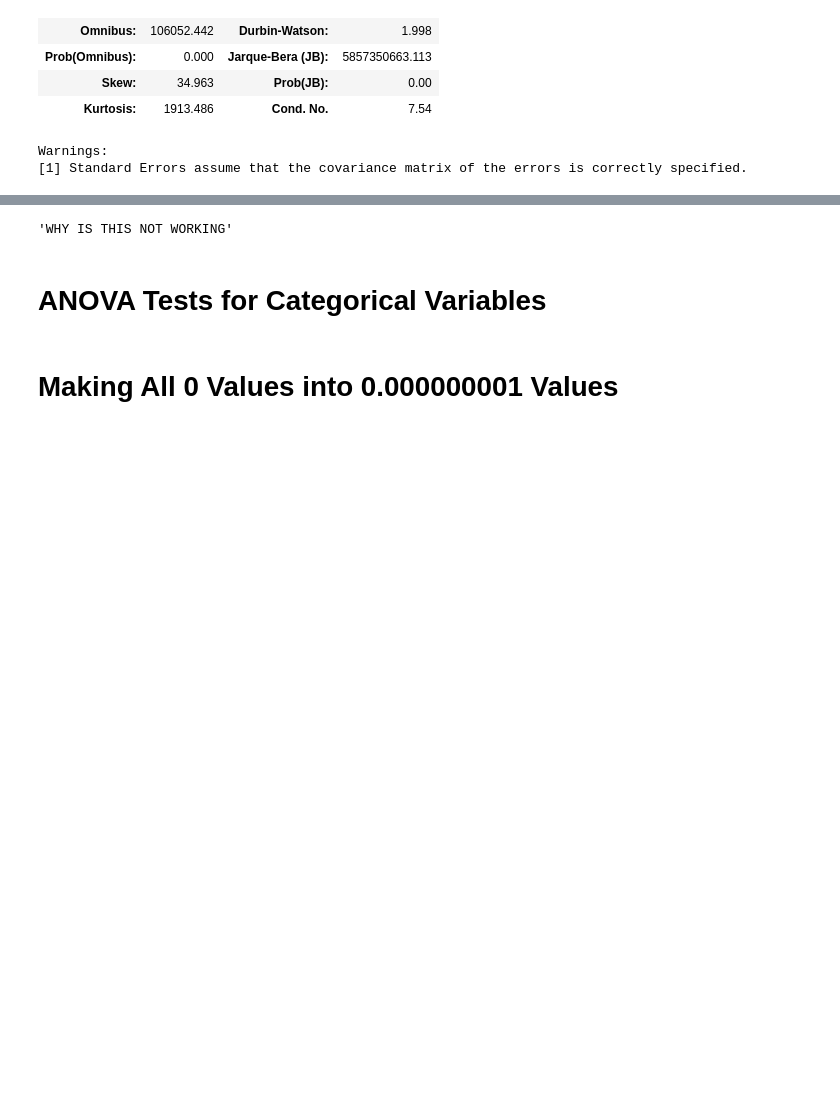
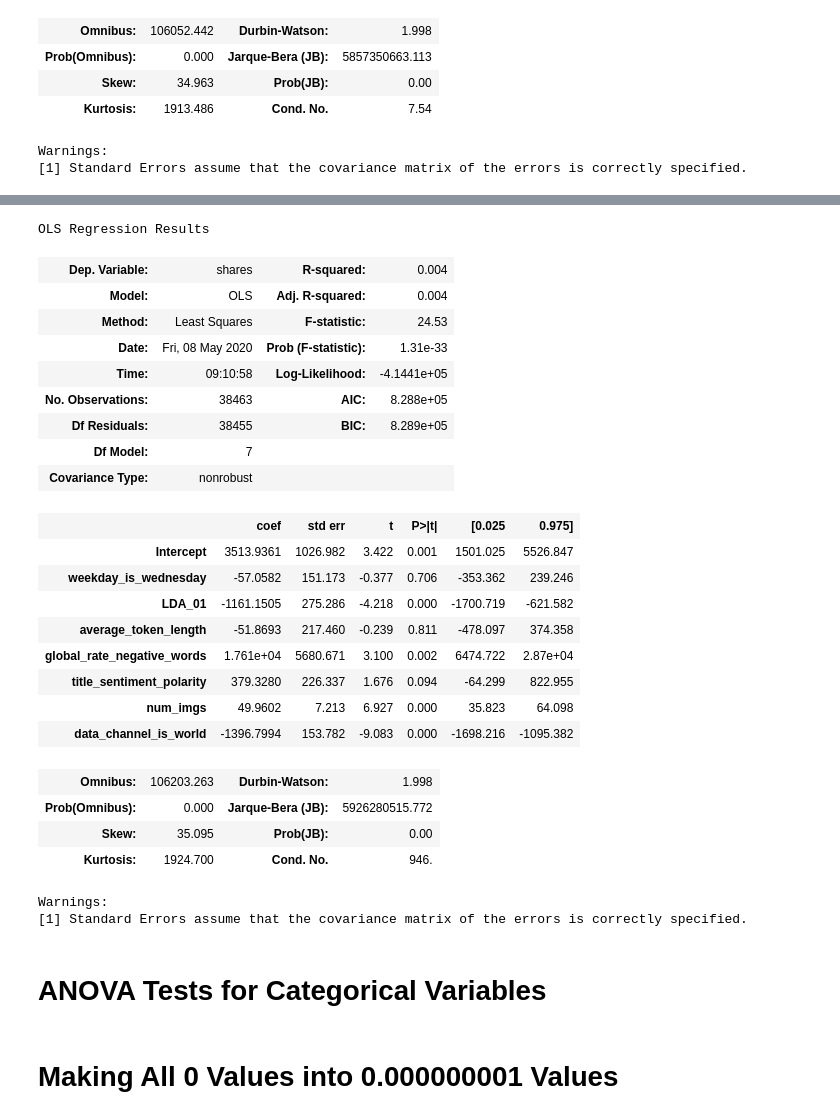
Before and after one commit to samraykhman/online_news_popularity, a Jupyter notebook: online_news_stats_analysis.ipynb, the cells around one changed output, grey strips where cells are left out. Cells and saved outputs as stored; diff of their text form; code cells hidden in the pictures; blank space fills up the shorter version.

```diff
--- a/online_news_stats_analysis.ipynb
+++ b/online_news_stats_analysis.ipynb
@@ -115,9 +160,32 @@ data_channel_ols.summary()
 # %%
-# lil_bit_everything_ols = (formula='shares~weekday_is_wednesday+LDA_01+average_token_length+global_rate_negative_words+title_sentiment_polarity+num_imgs+data_channel_is_world', data=dropped_news).fit()
-# lil_bit_everything_ols.summary()
-'''WHY IS THIS NOT WORKING'''
+lil_bit_everything_ols = ols(formula='shares~weekday_is_wednesday+LDA_01+average_token_length+global_rate_negative_words+title_sentiment_polarity+num_imgs+data_channel_is_world', data=dropped_news).fit()
+lil_bit_everything_ols.summary()
 # %% [output]
-'WHY IS THIS NOT WORKING'
+OLS Regression Results
+| Dep. Variable: | shares | R-squared: | 0.004 |
+| Model: | OLS | Adj. R-squared: | 0.004 |
+| Method: | Least Squares | F-statistic: | 24.53 |
+| Date: | Fri, 08 May 2020 | Prob (F-statistic): | 1.31e-33 |
+| Time: | 09:10:58 | Log-Likelihood: | -4.1441e+05 |
+| No. Observations: | 38463 | AIC: | 8.288e+05 |
+| Df Residuals: | 38455 | BIC: | 8.289e+05 |
+| Df Model: | 7 |  |  |
+| Covariance Type: | nonrobust |  |  |
+|  | coef | std err | t | P>|t| | [0.025 | 0.975] |
+| Intercept | 3513.9361 | 1026.982 | 3.422 | 0.001 | 1501.025 | 5526.847 |
+| weekday_is_wednesday | -57.0582 | 151.173 | -0.377 | 0.706 | -353.362 | 239.246 |
+| LDA_01 | -1161.1505 | 275.286 | -4.218 | 0.000 | -1700.719 | -621.582 |
+| average_token_length | -51.8693 | 217.460 | -0.239 | 0.811 | -478.097 | 374.358 |
+| global_rate_negative_words | 1.761e+04 | 5680.671 | 3.100 | 0.002 | 6474.722 | 2.87e+04 |
+| title_sentiment_polarity | 379.3280 | 226.337 | 1.676 | 0.094 | -64.299 | 822.955 |
+| num_imgs | 49.9602 | 7.213 | 6.927 | 0.000 | 35.823 | 64.098 |
+| data_channel_is_world | -1396.7994 | 153.782 | -9.083 | 0.000 | -1698.216 | -1095.382 |
+| Omnibus: | 106203.263 | Durbin-Watson: | 1.998 |
+| Prob(Omnibus): | 0.000 | Jarque-Bera (JB): | 5926280515.772 |
+| Skew: | 35.095 | Prob(JB): | 0.00 |
+| Kurtosis: | 1924.700 | Cond. No. | 946. |
+Warnings:
+[1] Standard Errors assume that the covariance matrix of the errors is correctly specified.
 # %% [markdown]
 # ANOVA Tests for Categorical Variables
 # %%
```
Also changed, not shown: parts of 3 cells of this notebook, 4 other files.
